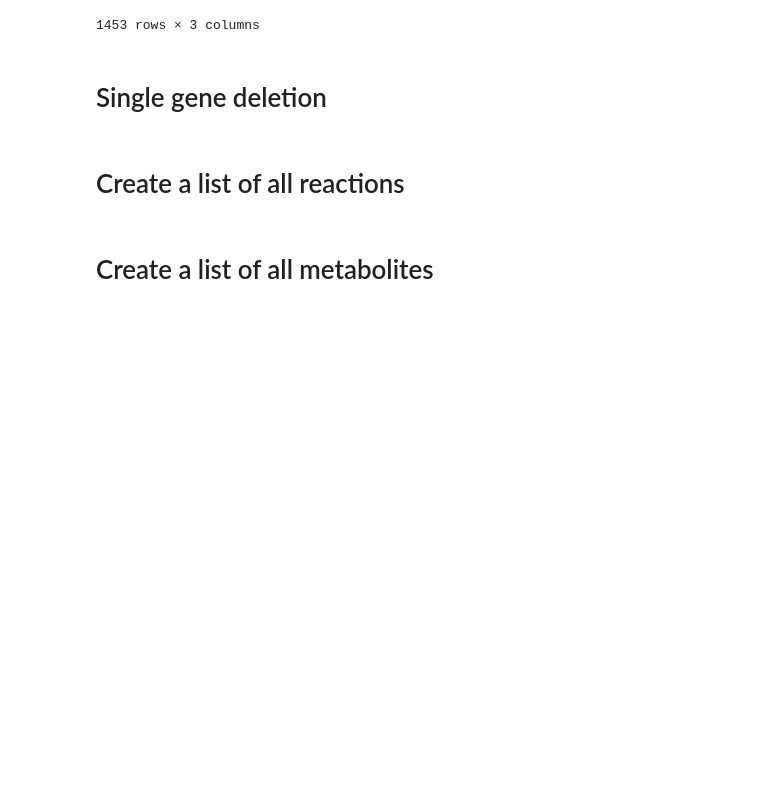
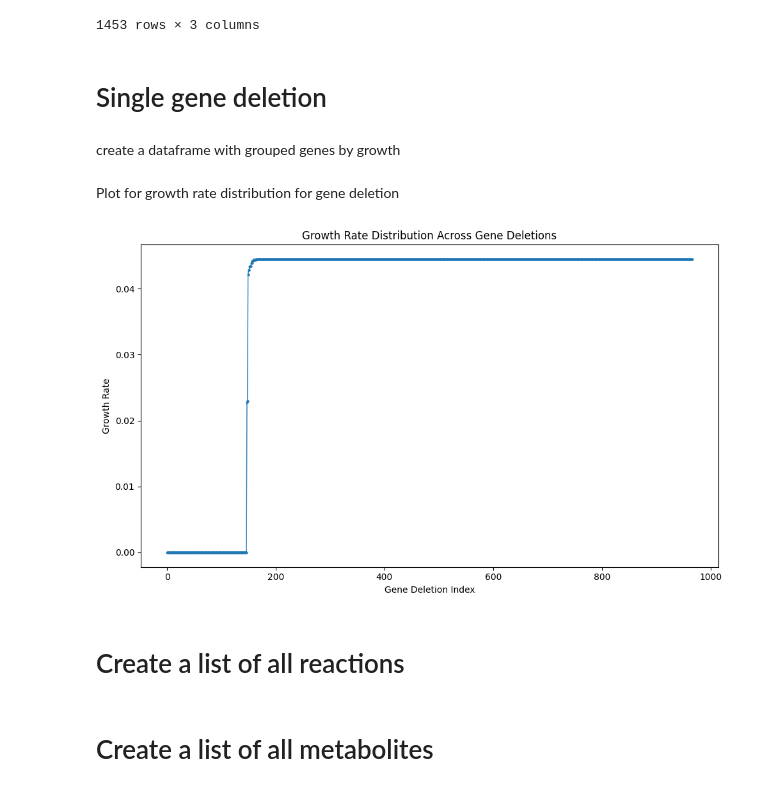
Before and after one commit to AzizBenA/iABA974_SoF1_GEM, a Jupyter notebook: Scripts/Model_manipulation.ipynb, the cells around one changed output. Cells and saved outputs as stored; diff of their text form; code cells hidden in the pictures; blank space fills up the shorter version.

Commit message:
updated code : Plotting Growth rate distribution for gene deletion

```diff
--- a/Scripts/Model_manipulation.ipynb
+++ b/Scripts/Model_manipulation.ipynb
@@ -929,3 +930,40 @@ deletion_results.to_csv(file_path/'250707_single_gene_deletion_succ.csv')
+# %% [markdown]
+create a dataframe with grouped genes by growth
+# %%
+# Group by 'growth' and count how many rows (deletions) per group
+deletion_results['growth'] = deletion_results['growth'].apply(lambda x: round(x, 6))
+
+# Create a mapping: growth value → list of genes
+gene_lists = (
+    deletion_results.groupby("growth")['ids']
+    .apply(list)
+    .reset_index(name='gene_list')
+)
+# Merge this list into the summary table
+gene_counts_per_growth = deletion_results.groupby("growth").size().reset_index(name='num_genes')
+gene_counts_per_growth['FCG'] = (gene_counts_per_growth['growth'] / 0.04447).apply(lambda x: round(x, 2))
+gene_counts_per_growth = pd.merge(gene_counts_per_growth, gene_lists, on="growth", how="left")
+gene_counts_per_growth.to_excel(file_path/"250709_gene_counts_per_growth.xlsx")
+# %% [markdown]
+Plot for growth rate distribution for gene deletion
+# %%
+import matplotlib.pyplot as plt
+
+growth_values = deletion_results['growth'].sort_values().reset_index(drop=True)
+
+# Plot
+fig, ax = plt.subplots(figsize=(10, 6))
+ax.plot(growth_values.index, growth_values.values, marker='o', markersize=2, linewidth=1)
+
+ax.set_xlabel('Gene Deletion Index')
+ax.set_ylabel('Growth Rate')
+ax.set_title('Growth Rate Distribution Across Gene Deletions')
+
+
+plt.tight_layout()
+plt.show()
+# %% [output]
+[figure, added]
 # %% [markdown]
 # Create a list of all reactions
 # %%
```
Also changed, not shown: parts of 2 cells of this notebook, 1 other file.
